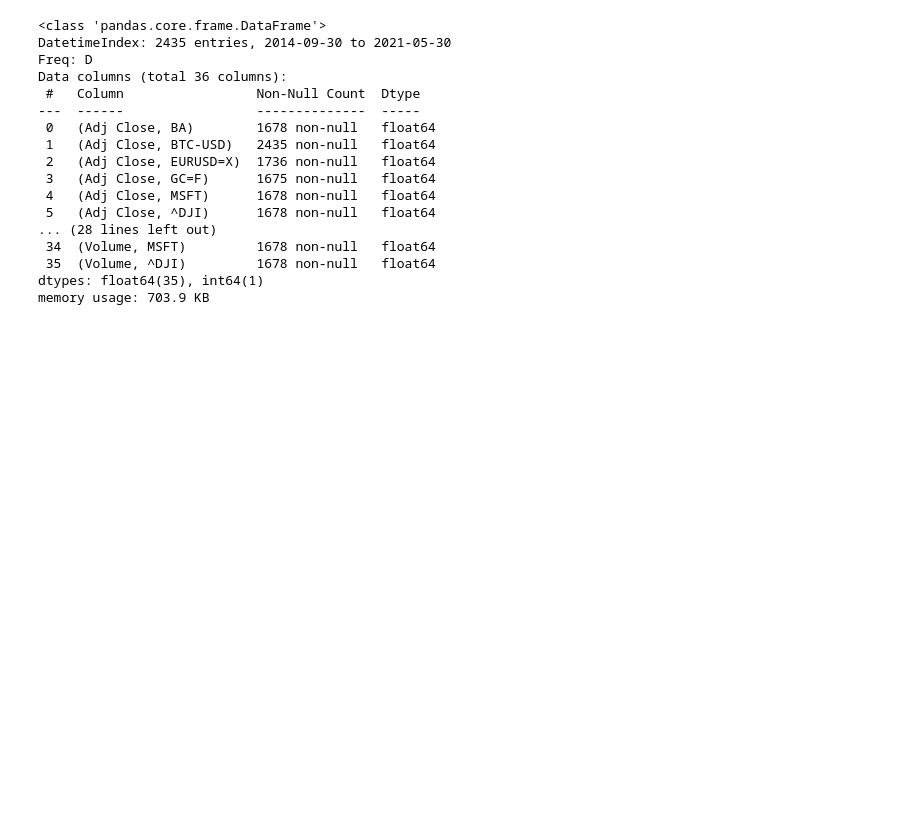
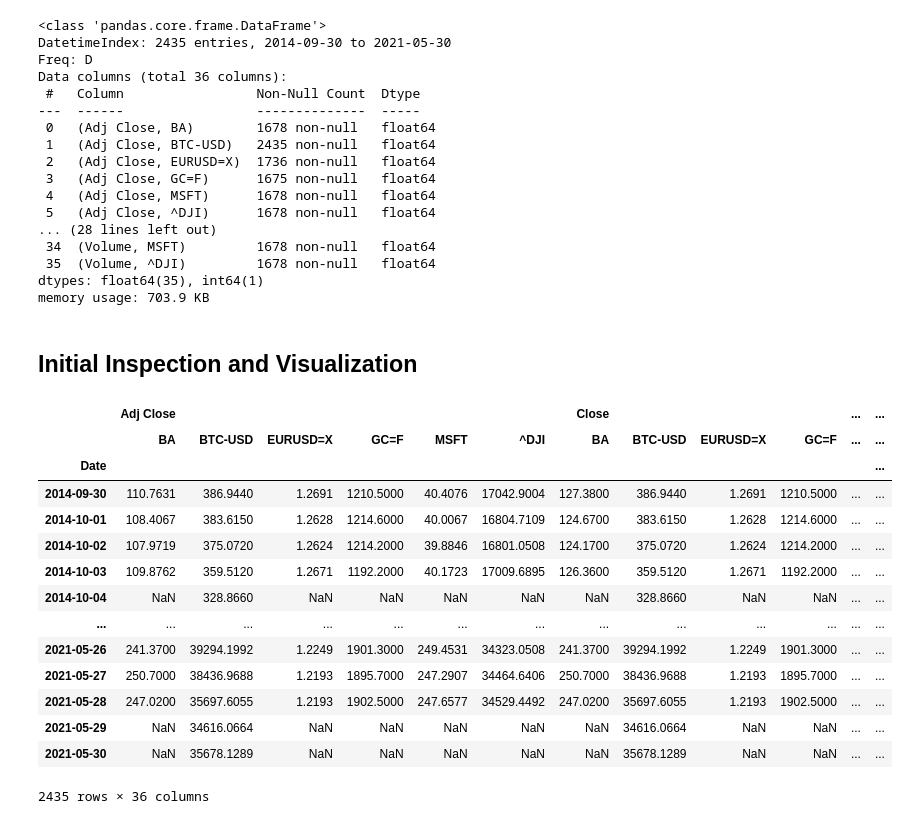
Before and after one commit to mindeleven/introduction-to-python, a Jupyter notebook: Cryptocurrency-Algorithmic-Trading-Python/02-Financial-Data-Analysis-with-Python-and-Pandas/01-Financial-Data-Analysis-with-Python.ipynb, the cells around one changed output. Drawn from its saved outputs; the diff is of its cells as text; code cells hidden in the pictures; blank space fills up the shorter version.

Commit message:
Working with a data frame with two index levels

```diff
--- a/Cryptocurrency-Algorithmic-Trading-Python/02-Financial-Data-Analysis-with-Python-and-Pandas/01-Financial-Data-Analysis-with-Python.ipynb
+++ b/Cryptocurrency-Algorithmic-Trading-Python/02-Financial-Data-Analysis-with-Python-and-Pandas/01-Financial-Data-Analysis-with-Python.ipynb
@@ -107,3 +107,33 @@ memory usage: 703.9 KB
 # %%
 # saving the panda's data frame locally in a file
 df.to_csv("../../Assets/Data-Files/multi_assets.csv")
+# %% [markdown]
+## Initial Inspection and Visualization
+# %%
+import pandas as pd
+import matplotlib.pyplot as plt
+pd.options.display.float_format = '{:.4f}'.format
+plt.style.use("seaborn")
+# %%
+# load the data back into python and pandas
+# header = [0, 1] sets the first two rows to column headers
+# index_col = 0 moves date to the index
+# parse_dates transform date string to datetime index
+df = pd.read_csv("../../Assets/Data-Files/multi_assets.csv", header = [0, 1], index_col = 0, parse_dates = [0])
+df
+# %% [output]
+|  | Adj Close |  |  |  |  |  | Close |  |  |  | ... | ... |
+|  | BA | BTC-USD | EURUSD=X | GC=F | MSFT | ^DJI | BA | BTC-USD | EURUSD=X | GC=F | ... | ... |
+| Date |  |  |  |  |  |  |  |  |  |  |  | ... |
+| 2014-09-30 | 110.7631 | 386.9440 | 1.2691 | 1210.5000 | 40.4076 | 17042.9004 | 127.3800 | 386.9440 | 1.2691 | 1210.5000 | ... | ... |
+| 2014-10-01 | 108.4067 | 383.6150 | 1.2628 | 1214.6000 | 40.0067 | 16804.7109 | 124.6700 | 383.6150 | 1.2628 | 1214.6000 | ... | ... |
+| 2014-10-02 | 107.9719 | 375.0720 | 1.2624 | 1214.2000 | 39.8846 | 16801.0508 | 124.1700 | 375.0720 | 1.2624 | 1214.2000 | ... | ... |
+| 2014-10-03 | 109.8762 | 359.5120 | 1.2671 | 1192.2000 | 40.1723 | 17009.6895 | 126.3600 | 359.5120 | 1.2671 | 1192.2000 | ... | ... |
+| 2014-10-04 | NaN | 328.8660 | NaN | NaN | NaN | NaN | NaN | 328.8660 | NaN | NaN | ... | ... |
+| ... | ... | ... | ... | ... | ... | ... | ... | ... | ... | ... | ... | ... |
+| 2021-05-26 | 241.3700 | 39294.1992 | 1.2249 | 1901.3000 | 249.4531 | 34323.0508 | 241.3700 | 39294.1992 | 1.2249 | 1901.3000 | ... | ... |
+| 2021-05-27 | 250.7000 | 38436.9688 | 1.2193 | 1895.7000 | 247.2907 | 34464.6406 | 250.7000 | 38436.9688 | 1.2193 | 1895.7000 | ... | ... |
+| 2021-05-28 | 247.0200 | 35697.6055 | 1.2193 | 1902.5000 | 247.6577 | 34529.4492 | 247.0200 | 35697.6055 | 1.2193 | 1902.5000 | ... | ... |
+| 2021-05-29 | NaN | 34616.0664 | NaN | NaN | NaN | NaN | NaN | 34616.0664 | NaN | NaN | ... | ... |
+| 2021-05-30 | NaN | 35678.1289 | NaN | NaN | NaN | NaN | NaN | 35678.1289 | NaN | NaN | ... | ... |
+2435 rows × 36 columns
```
Also changed, not shown: parts of 12 cells of this notebook.
